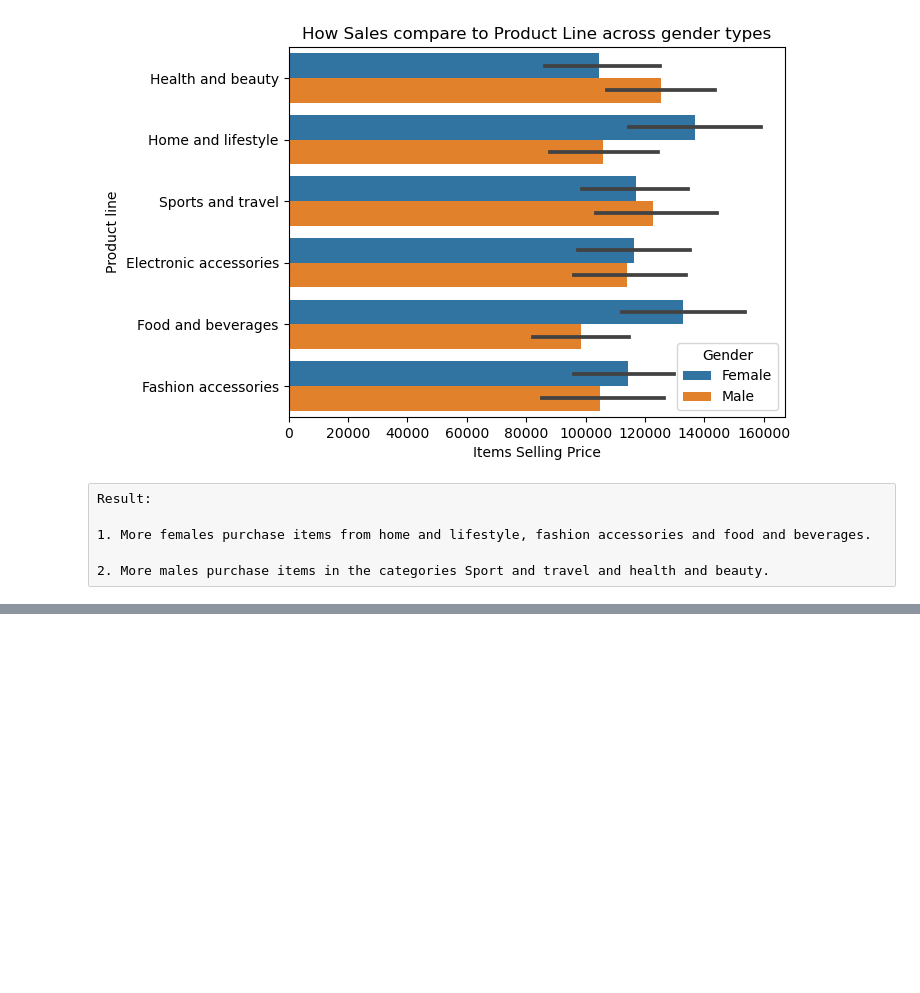
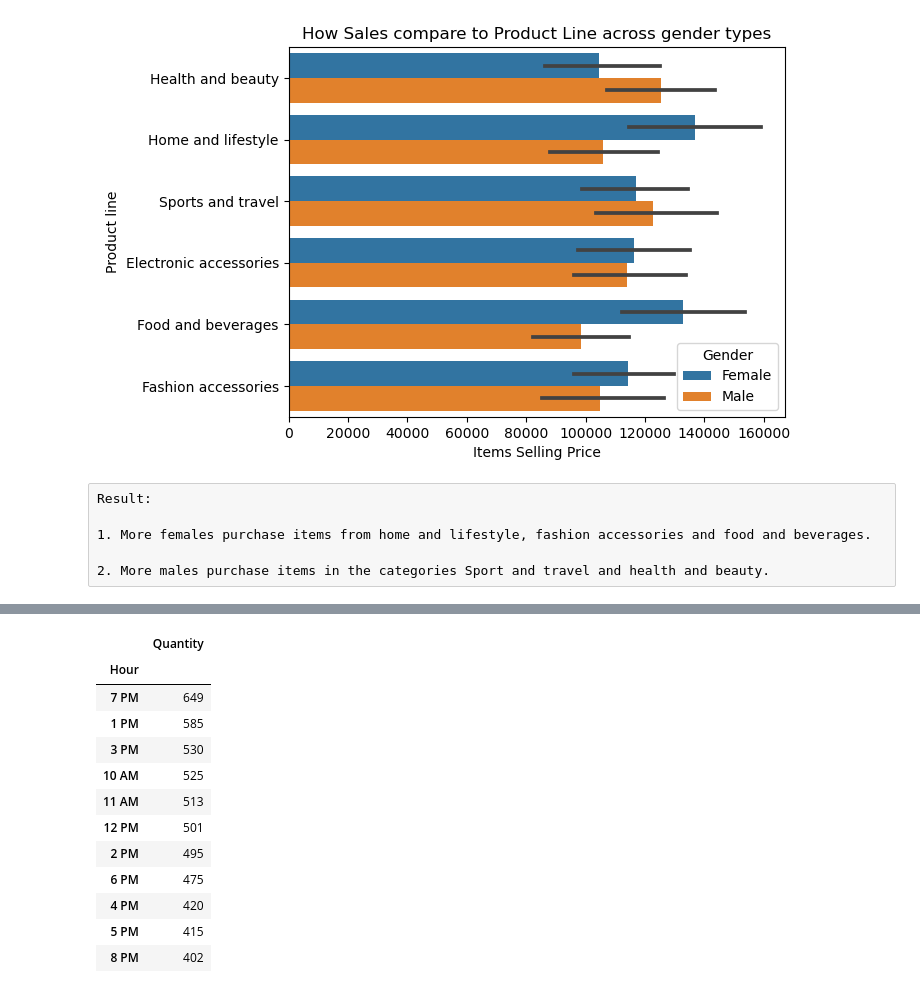
Before and after one commit to Abednego-py/SuperMarket-Data-Analysis, a Jupyter notebook: Supermarket Market Data Analysis.ipynb, the cells around one changed output, grey strips where cells are left out. Saved outputs shown, nothing was run; the diff lists cells and outputs as text; code cells hidden in the pictures; blank space fills up the shorter version.

```diff
--- a/Supermarket Market Data Analysis.ipynb
+++ b/Supermarket Market Data Analysis.ipynb
@@ -671,0 +694,23 @@ Result:
+# %%
+hour_mapping = {
+    0: "12 AM", 1: "1 AM", 2: "2 AM", 3: "3 AM", 4: "4 AM", 5: "5 AM", 6: "6 AM", 7: "7 AM", 8: "8 AM", 9: "9 AM", 10: "10 AM", 11: "11 AM",
+    12: "12 PM", 13: "1 PM", 14: "2 PM", 15: "3 PM", 16: "4 PM", 17: "5 PM", 18: "6 PM", 19: "7 PM", 20: "8 PM", 21: "9 PM", 22: "10 PM", 23: "11 PM"
+}
+
+df_sales_by_hr.index = df_sales_by_hr.index.map(hour_mapping)
+
+df_sales_by_hr
+# %% [output]
+|  | Quantity |
+| Hour |  |
+| 7 PM | 649 |
+| 1 PM | 585 |
+| 3 PM | 530 |
+| 10 AM | 525 |
+| 11 AM | 513 |
+| 12 PM | 501 |
+| 2 PM | 495 |
+| 6 PM | 475 |
+| 4 PM | 420 |
+| 5 PM | 415 |
+| 8 PM | 402 |
```
Also changed, not shown: parts of 10 cells of this notebook, 1 other file.
